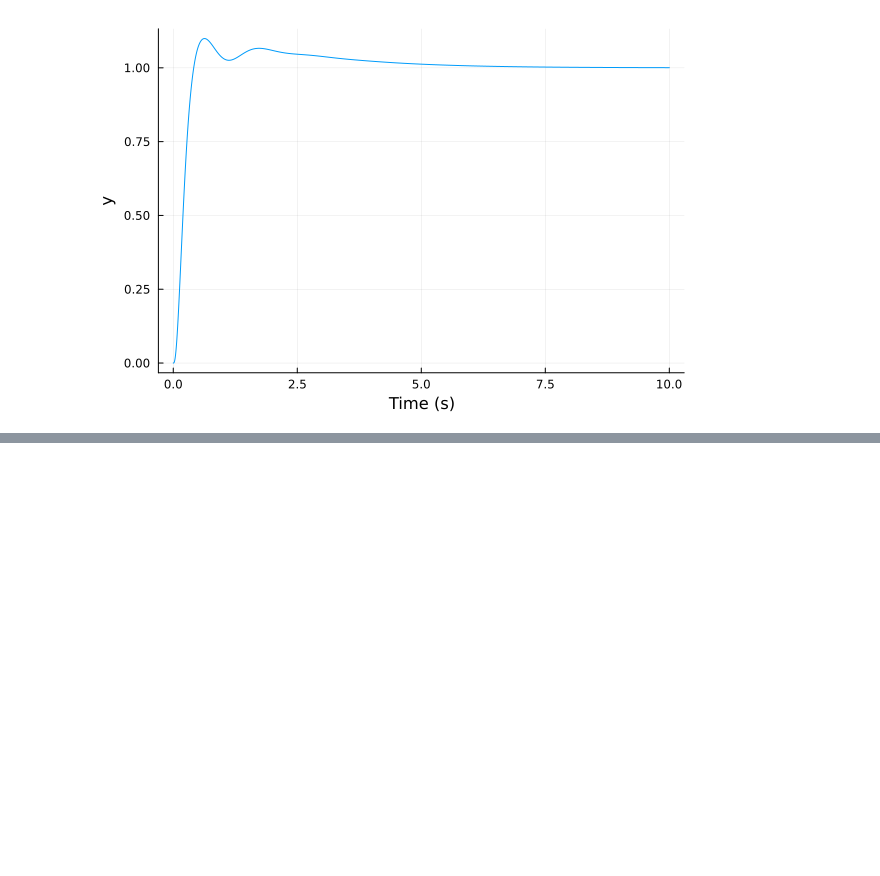
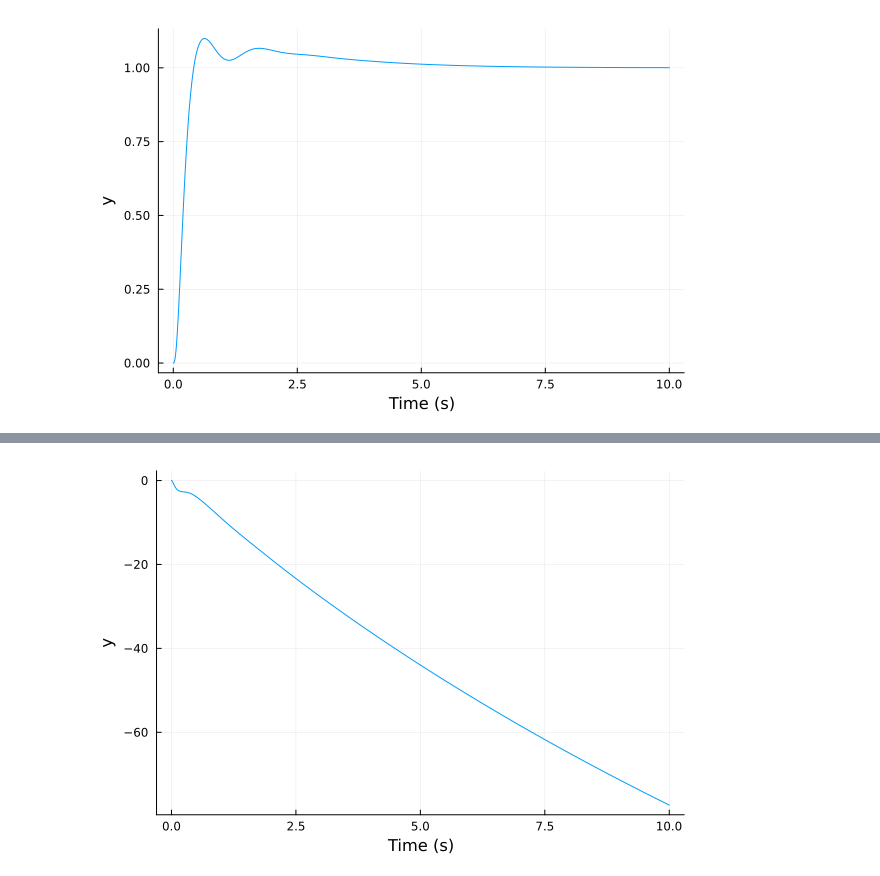
Before and after one commit to e271828e/Flight.jl, a Jupyter notebook: src/aircraft/c172/c172r/design/pitch_cas.ipynb, the cells around one changed output, grey strips where cells are left out. Saved outputs shown, nothing was run; the diff lists cells and outputs as text; code cells hidden in the pictures; blank space fills up the shorter version.

```diff
--- a/src/aircraft/c172/c172r/design/pitch_cas.ipynb
+++ b/src/aircraft/c172/c172r/design/pitch_cas.ipynb
@@ -477,0 +483,2 @@ Continuous-time transfer function model
+# %%
+θcmd2TAS = θ_cmp_q_cmp_long_dyn_cl[4, 1]
@@ -477,0 +503,4 @@ Continuous-time transfer function model
+# %%
+step(θcmd2TAS, 10) |> plot
+# %% [output]
+[figure, added]
```
Also changed, not shown: parts of 10 cells of this notebook, 1 other file.
